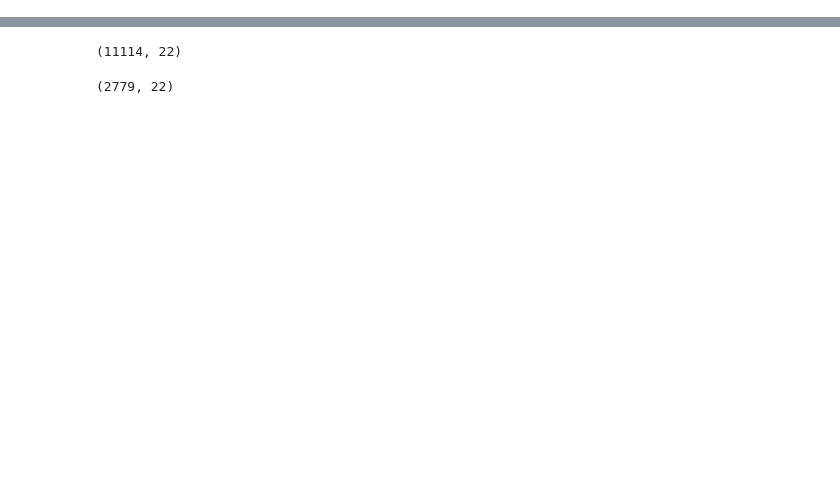
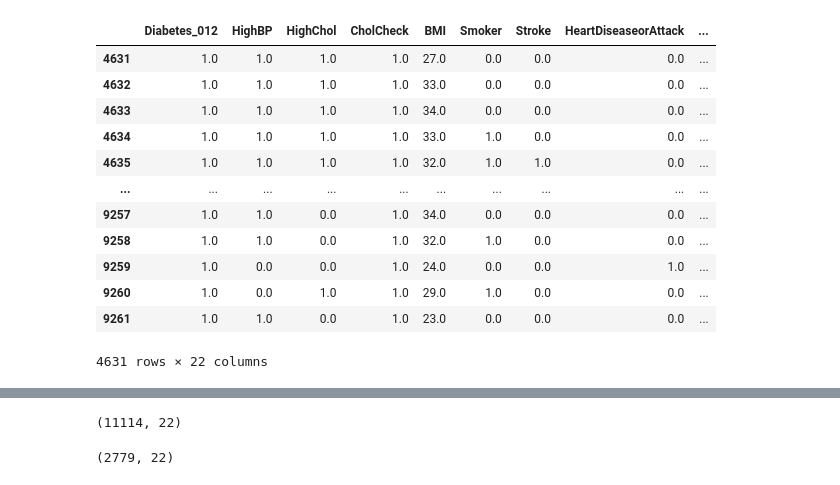
Before and after one commit to clumsyspeedboat/Decision-Tree-Neo4j, a Jupyter notebook: Dataset 4 - Diabetes/DatasetSplitter.ipynb, the cells around one changed output, grey strips where cells are left out. Saved outputs shown, nothing was run; the diff lists cells and outputs as text; code cells hidden in the pictures; blank space fills up the shorter version.

```diff
--- a/Dataset 4 - Diabetes/DatasetSplitter.ipynb
+++ b/Dataset 4 - Diabetes/DatasetSplitter.ipynb
@@ -17,0 +35,18 @@ df.head()
+# %%
+df_new_1= df[df["Diabetes_012"] == 1]
+# %%
+df_new_1
+# %% [output]
+|  | Diabetes_012 | HighBP | HighChol | CholCheck | BMI | Smoker | Stroke | HeartDiseaseorAttack | ... |
+| 4631 | 1.0 | 1.0 | 1.0 | 1.0 | 27.0 | 0.0 | 0.0 | 0.0 | ... |
+| 4632 | 1.0 | 1.0 | 1.0 | 1.0 | 33.0 | 0.0 | 0.0 | 0.0 | ... |
+| 4633 | 1.0 | 1.0 | 1.0 | 1.0 | 34.0 | 0.0 | 0.0 | 0.0 | ... |
+| 4634 | 1.0 | 1.0 | 1.0 | 1.0 | 33.0 | 1.0 | 0.0 | 0.0 | ... |
+| 4635 | 1.0 | 1.0 | 1.0 | 1.0 | 32.0 | 1.0 | 1.0 | 0.0 | ... |
+| ... | ... | ... | ... | ... | ... | ... | ... | ... | ... |
+| 9257 | 1.0 | 1.0 | 0.0 | 1.0 | 34.0 | 0.0 | 0.0 | 0.0 | ... |
+| 9258 | 1.0 | 1.0 | 0.0 | 1.0 | 32.0 | 1.0 | 0.0 | 0.0 | ... |
+| 9259 | 1.0 | 0.0 | 0.0 | 1.0 | 24.0 | 0.0 | 0.0 | 1.0 | ... |
+| 9260 | 1.0 | 0.0 | 1.0 | 1.0 | 29.0 | 1.0 | 0.0 | 0.0 | ... |
+| 9261 | 1.0 | 1.0 | 0.0 | 1.0 | 23.0 | 0.0 | 0.0 | 0.0 | ... |
+4631 rows × 22 columns
```
Also changed, not shown: parts of 20 cells of this notebook, 2 other files.
